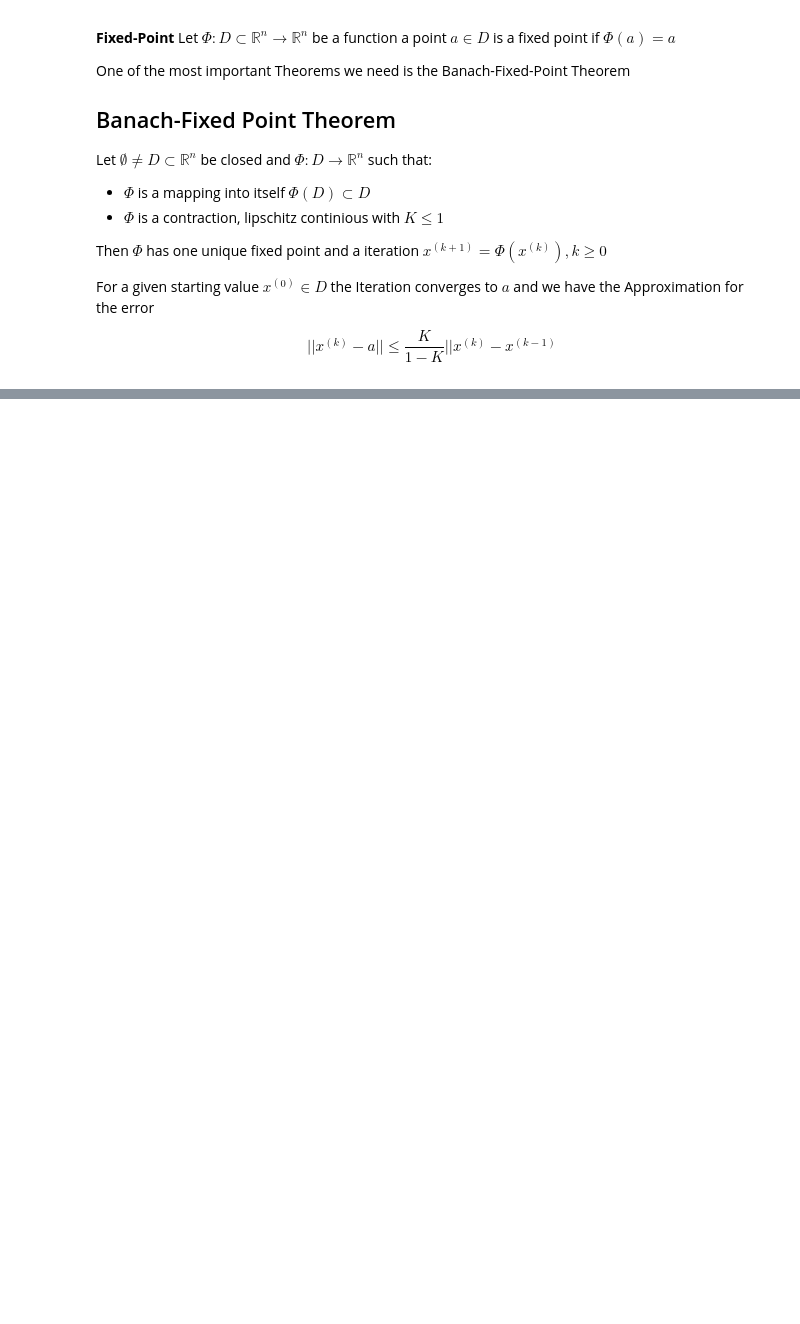
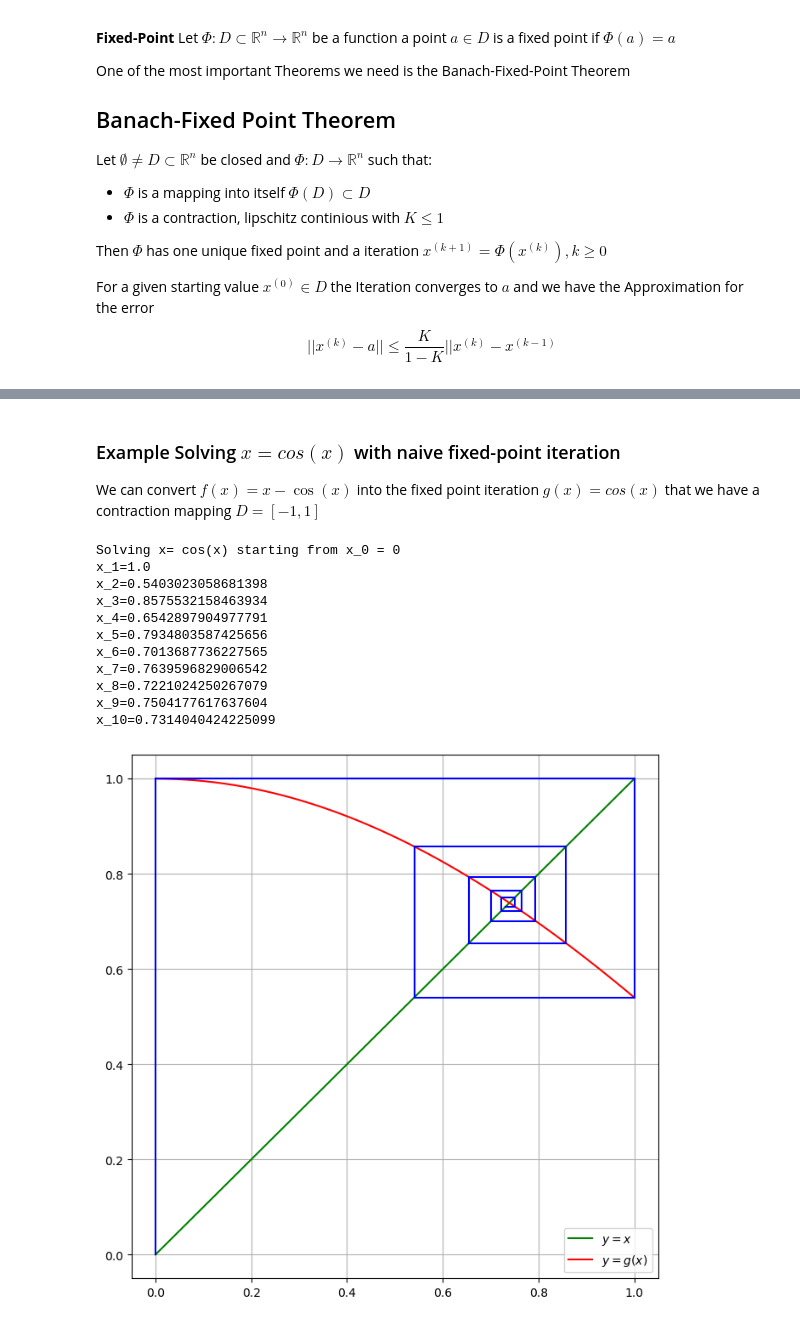
Before and after one commit to LukasMeinschad/Numerical_Analysis, a Jupyter notebook: Numerical_Math_II/Nonlinear_Systems_of_Equations.ipynb, the cells around one changed output, grey strips where cells are left out. Cells and saved outputs as stored; diff of their text form; code cells hidden in the pictures; blank space fills up the shorter version.

```diff
--- a/Numerical_Math_II/Nonlinear_Systems_of_Equations.ipynb
+++ b/Numerical_Math_II/Nonlinear_Systems_of_Equations.ipynb
@@ -86,0 +63,43 @@ Iteration n0: 48, x = -1.9999973788287109
+# %% [markdown]
+### Example Solving $x=cos(x)$ with naive fixed-point iteration
+
+We can convert $f(x) = x-\cos(x)$ into the fixed point iteration $g(x) = cos(x)$ that we have a contraction mapping $D=[-1,1]$
+# %%
+def g(x): return np.cos(x)
+a = 0
+b = 1
+x = np.linspace(a,b)
+iterations = 10
+# Start at Left
+print(f"Solving x= cos(x) starting from x_0 = {a}")
+x_k = a
+plt.figure(figsize=(8,8))
+plt.plot(x,x,'g',label='$y=x$')
+plt.plot(x,g(x),'r',label='$y=g(x)$')
+for k in range(iterations):
+    g_x_k = g(x_k)
+    # Graph evaluation of g(x_k)
+    plt.plot([x_k,x_k],[x_k,g(x_k)],'b')
+    x_k_plus_1 = g(x_k)
+    # Connect to new x_k on the line y=x
+    plt.plot([x_k,g(x_k)],[x_k_plus_1,x_k_plus_1],'b')
+    # Update names
+    x_k = x_k_plus_1
+    print(f"x_{k+1}={x_k_plus_1}")
+
+plt.grid(True)
+plt.legend()
+plt.show()
+# %% [output]
+Solving x= cos(x) starting from x_0 = 0
+x_1=1.0
+x_2=0.5403023058681398
+x_3=0.8575532158463934
+x_4=0.6542897904977791
+x_5=0.7934803587425656
+x_6=0.7013687736227565
+x_7=0.7639596829006542
+x_8=0.7221024250267079
+x_9=0.7504177617637604
+x_10=0.7314040424225099
+[figure, added]
```
Also changed, not shown: parts of 12 cells of this notebook.
